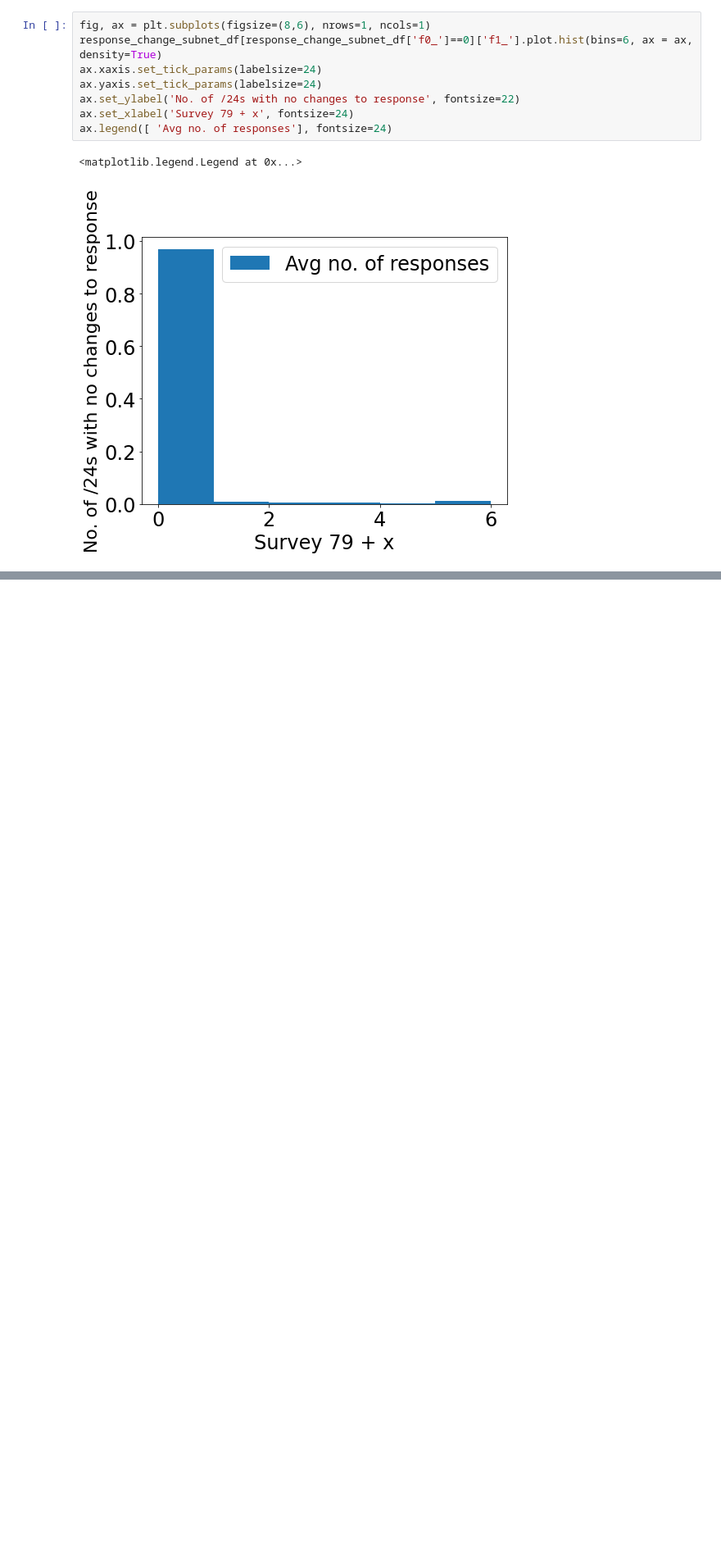
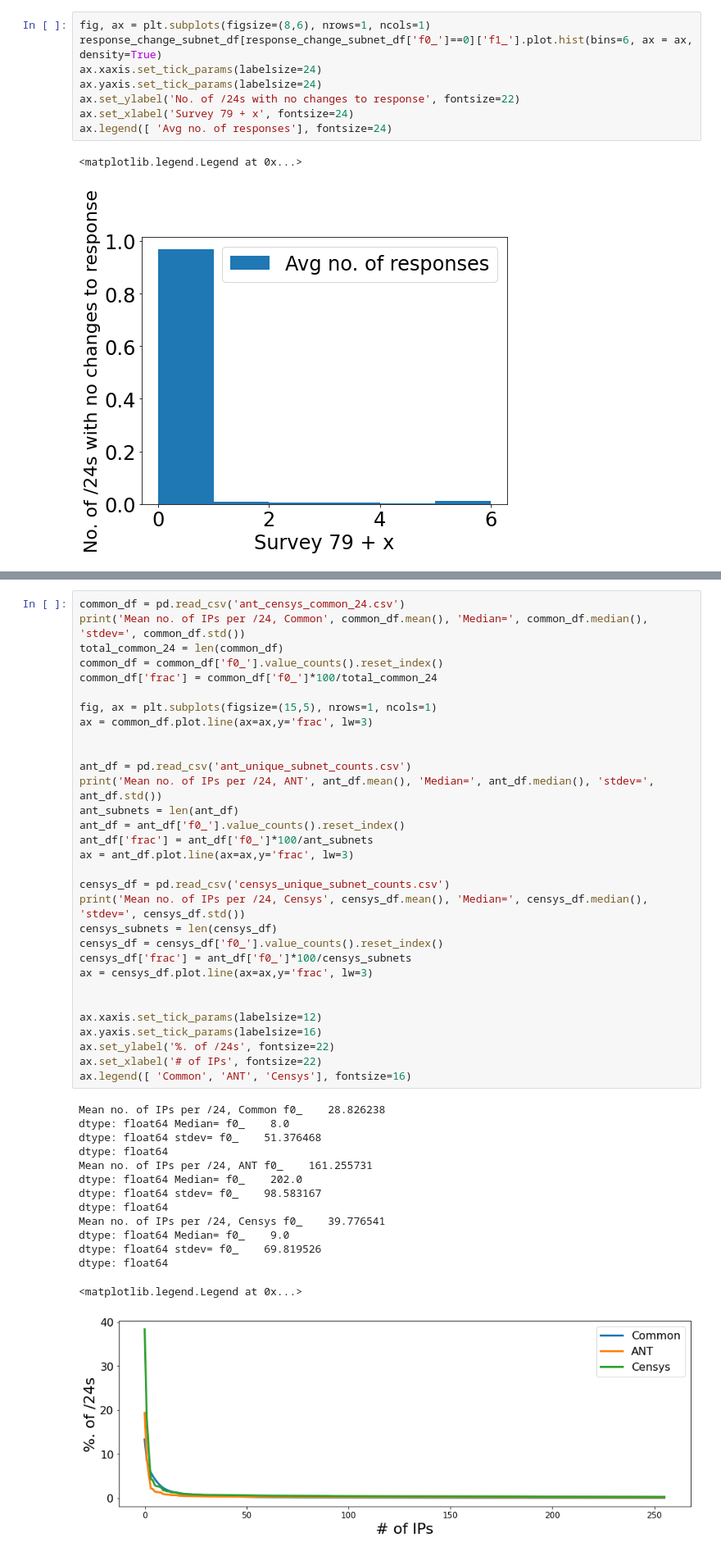
Before and after one commit to Manasvini/ids-project, a Jupyter notebook: Final Project.ipynb, the cells around one changed output, grey strips where cells are left out. Shown: that part at 82% size. Drawn from its saved outputs; the diff is of its cells as text; blank space fills up the shorter version.

```diff
--- a/Final Project.ipynb
+++ b/Final Project.ipynb
@@ -297,0 +354,46 @@ ax.legend([ 'Avg no. of responses'], fontsize=24)
+# %%
+common_df = pd.read_csv('ant_censys_common_24.csv')
+print('Mean no. of IPs per /24, Common', common_df.mean(), 'Median=', common_df.median(), 'stdev=', common_df.std())
+total_common_24 = len(common_df)
+common_df = common_df['f0_'].value_counts().reset_index()
+common_df['frac'] = common_df['f0_']*100/total_common_24
+
+fig, ax = plt.subplots(figsize=(15,5), nrows=1, ncols=1)
+ax = common_df.plot.line(ax=ax,y='frac', lw=3)
+
+
+ant_df = pd.read_csv('ant_unique_subnet_counts.csv')
+print('Mean no. of IPs per /24, ANT', ant_df.mean(), 'Median=', ant_df.median(), 'stdev=', ant_df.std())
+ant_subnets = len(ant_df)
+ant_df = ant_df['f0_'].value_counts().reset_index()
+ant_df['frac'] = ant_df['f0_']*100/ant_subnets
+ax = ant_df.plot.line(ax=ax,y='frac', lw=3)
+
+censys_df = pd.read_csv('censys_unique_subnet_counts.csv')
+print('Mean no. of IPs per /24, Censys', censys_df.mean(), 'Median=', censys_df.median(), 'stdev=', censys_df.std())
+censys_subnets = len(censys_df)
+censys_df = censys_df['f0_'].value_counts().reset_index()
+censys_df['frac'] = ant_df['f0_']*100/censys_subnets
+ax = censys_df.plot.line(ax=ax,y='frac', lw=3)
+
+
+ax.xaxis.set_tick_params(labelsize=12)
+ax.yaxis.set_tick_params(labelsize=16)
+ax.set_ylabel('%. of /24s', fontsize=22)
+ax.set_xlabel('# of IPs', fontsize=22)
+ax.legend([ 'Common', 'ANT', 'Censys'], fontsize=16)
+# %% [output]
+Mean no. of IPs per /24, Common f0_    28.826238
+dtype: float64 Median= f0_    8.0
+dtype: float64 stdev= f0_    51.376468
+dtype: float64
+Mean no. of IPs per /24, ANT f0_    161.255731
+dtype: float64 Median= f0_    202.0
+dtype: float64 stdev= f0_    98.583167
+dtype: float64
+Mean no. of IPs per /24, Censys f0_    39.776541
+dtype: float64 Median= f0_    9.0
+dtype: float64 stdev= f0_    69.819526
+dtype: float64
+<matplotlib.legend.Legend at 0x...>
+[figure, added]
```
Also changed, not shown: parts of 9 cells of this notebook.
